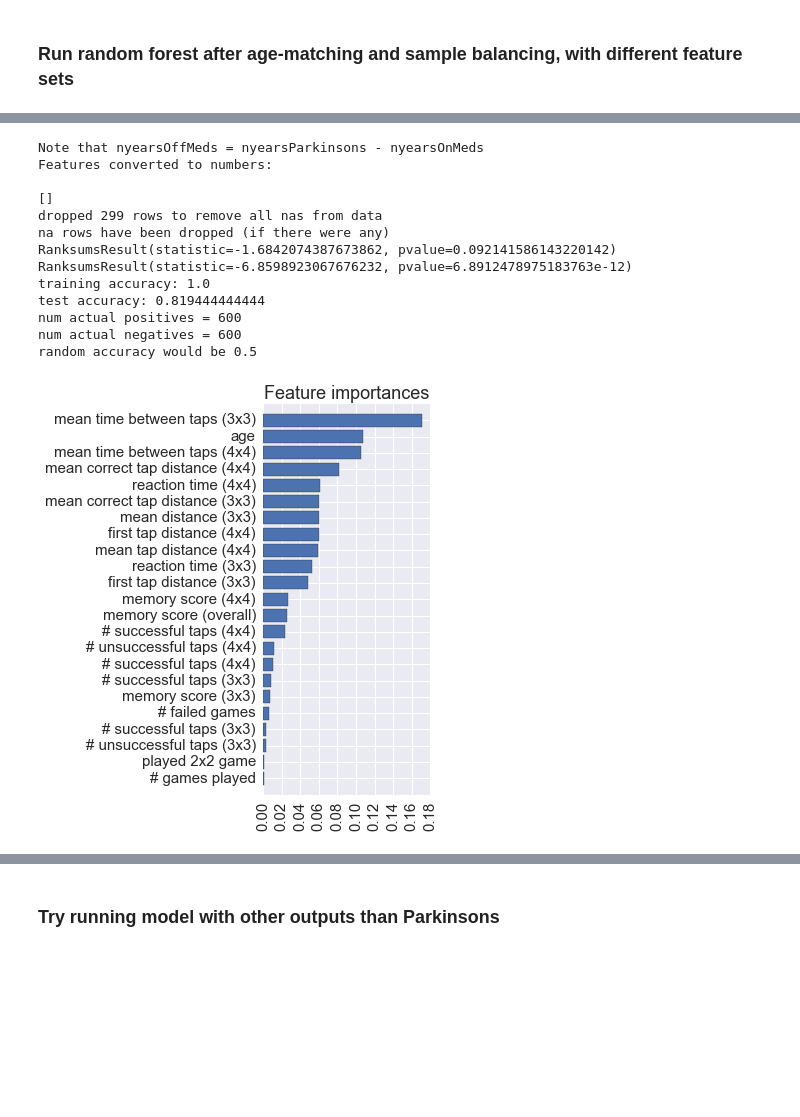
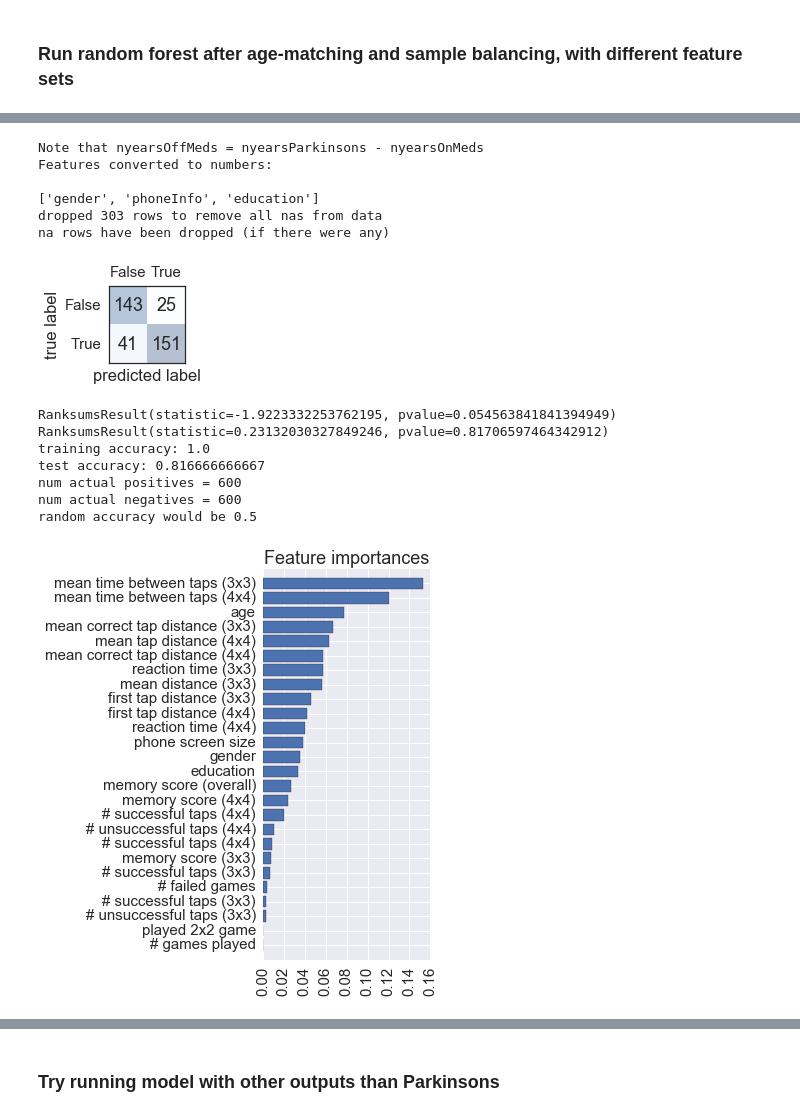
Before and after one commit to mattoby/mpower_memory, a Jupyter notebook: Memory_data_ML.ipynb, the cells around one changed output, grey strips where cells are left out. Cells and saved outputs as stored; diff of their text form; code cells hidden in the pictures; blank space fills up the shorter version.

```diff
--- a/Memory_data_ML.ipynb
+++ b/Memory_data_ML.ipynb
@@ -116,22 +181,26 @@ random accuracy would be 0.5
 # %%
-# Run with in-game features and age
+# Run with in-game features and demographic features and phone features
 fcats = mt.define_feature_categories()
-features = fcats['game'] + ['hasParkinsons'] + ['age']
+features = fcats['game'] + ['hasParkinsons'] + fcats['demographic'] + fcats['phone']
+#fcats.rem
+features.remove('smartphone')
 MLexcludecols = []
 labelcol = 'hasParkinsons'
-outs = mt.build_ML_model_age_corrected_and_samplebalanced(data, features, labelcol, toPlot=[0,0,0,1], toPrint=True, MLexcludecols=MLexcludecols)
+outs = mt.build_ML_model_age_corrected_and_samplebalanced(data, features, labelcol, toPlot=[0,0,0,1,1], toPrint=True, MLexcludecols=MLexcludecols)
+# I think this one isn't fair...
 # %% [output]
 Note that nyearsOffMeds = nyearsParkinsons - nyearsOnMeds
 Features converted to numbers:
 
-[]
-dropped 299 rows to remove all nas from data
+['gender', 'phoneInfo', 'education']
+dropped 303 rows to remove all nas from data
 na rows have been dropped (if there were any)
-RanksumsResult(statistic=-1.6842074387673862, pvalue=0.092141586143220142)
-RanksumsResult(statistic=-6.8598923067676232, pvalue=6.8912478975183763e-12)
-training accuracy: 1.0
-test accuracy: 0.819444444444
-num actual positives = 600
-num actual negatives = 600
-random accuracy would be 0.5
-[figure, old version]
+[figure, new version]
+RanksumsResult(statistic=-1.9223332253762195, pvalue=0.054563841841394949)
+RanksumsResult(statistic=0.23132030327849246, pvalue=0.81706597464342912)
+training accuracy: 1.0
+test accuracy: 0.816666666667
+num actual positives = 600
+num actual negatives = 600
+random accuracy would be 0.5
+[figure, added]
```
Also changed, not shown: parts of 8 cells of this notebook, 1 other file.
